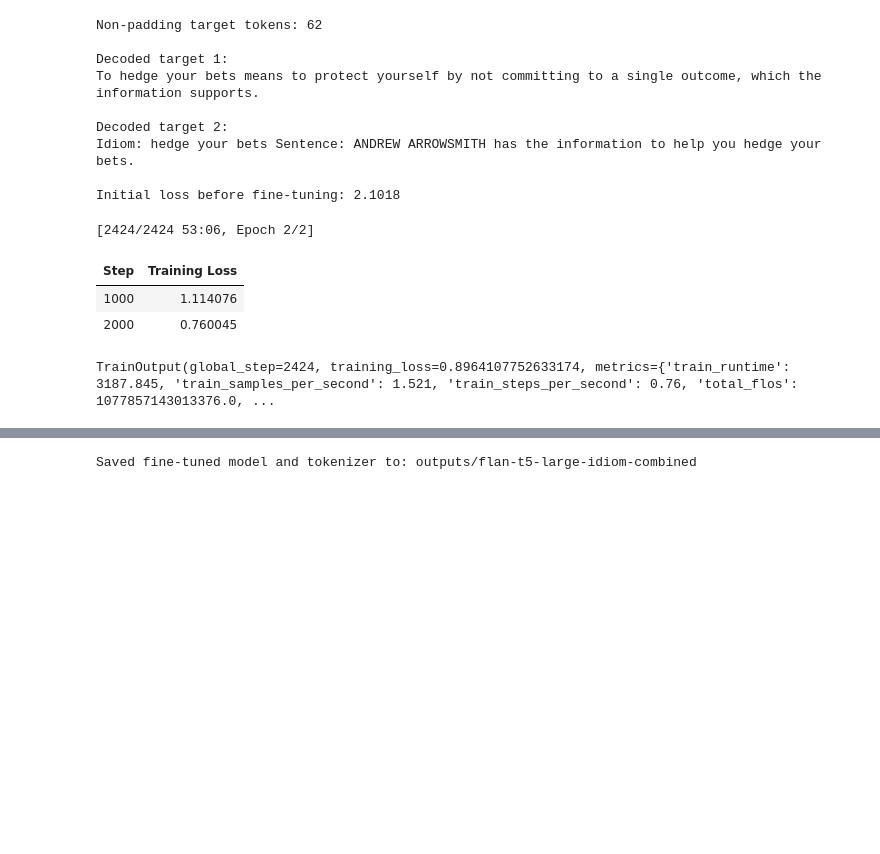
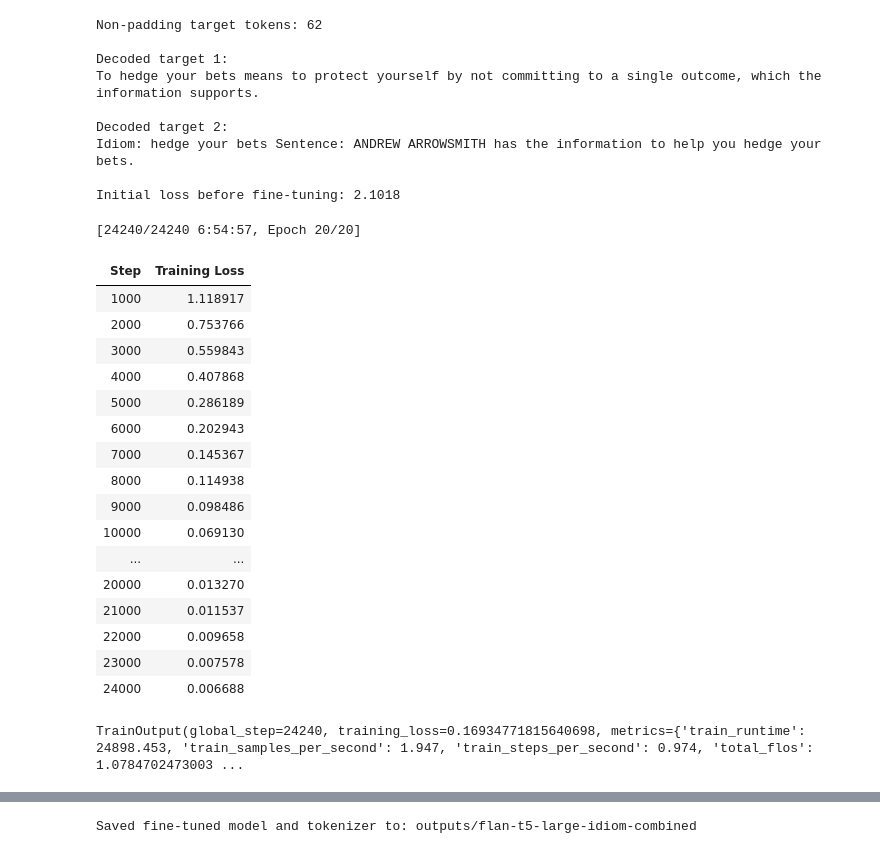
Before and after one commit to marcus-l-ai/idioms_nlp_proj, a Jupyter notebook: flan_t5_large_model.ipynb, the cells around one changed output, grey strips where cells are left out. Cells and saved outputs as stored; diff of their text form; code cells hidden in the pictures; blank space fills up the shorter version.

Commit message:
Additional Training/Tests
Trained model for 20 epochs, created new file that will be used to test the post trained model

```diff
--- a/flan_t5_large_model.ipynb
+++ b/flan_t5_large_model.ipynb
@@ -28,7 +28,7 @@ OUTPUT_DIR = "outputs/flan-t5-large-idiom-combined"
 SEED = 42
 MAX_INPUT_LENGTH = 256
 MAX_TARGET_LENGTH = 128
-TRAIN_EPOCHS = 2
+TRAIN_EPOCHS = 20
 LEARNING_RATE = 1e-4
 BATCH_SIZE = 2
 
@@ -326,33 +326,47 @@ Initial loss before fine-tuning: 2.1018
 # %%
 # fine-tuning
 training_args = Seq2SeqTrainingArguments(
-    output_dir=OUTPUT_DIR,
+    # output_dir=OUTPUT_DIR,
     learning_rate=LEARNING_RATE,
     per_device_train_batch_size=BATCH_SIZE,
     num_train_epochs=TRAIN_EPOCHS,
     weight_decay=0.0,
     logging_steps=1000,
     save_strategy="no",
     report_to="none",
     # Keep fp16 off for this tiny demo. In this environment it caused 0.0 loss and nan gradients.
     fp16=False,
 )
 
 trainer = Seq2SeqTrainer(
     model=model,
     args=training_args,
     train_dataset=tokenized_train,
     data_collator=data_collator,
     processing_class=tokenizer,
 )
 
 trainer.train()
 # %% [output]
-[2424/2424 53:06, Epoch 2/2]
+[24240/24240 6:54:57, Epoch 20/20]
 | Step | Training Loss |
-| 1000 | 1.114076 |
-| 2000 | 0.760045 |
+| 1000 | 1.118917 |
+| 2000 | 0.753766 |
+| 3000 | 0.559843 |
+| 4000 | 0.407868 |
+| 5000 | 0.286189 |
+| 6000 | 0.202943 |
+| 7000 | 0.145367 |
+| 8000 | 0.114938 |
+| 9000 | 0.098486 |
+| 10000 | 0.069130 |
+| ... | ... |
+| 20000 | 0.013270 |
+| 21000 | 0.011537 |
+| 22000 | 0.009658 |
+| 23000 | 0.007578 |
+| 24000 | 0.006688 |
-TrainOutput(global_step=2424, training_loss=0.8964107752633174, metrics={'train_runtime': 3187.845, 'train_samples_per_second': 1.521, 'train_steps_per_second': 0.76, 'total_flos': 1077857143013376.0, ...
+TrainOutput(global_step=24240, training_loss=0.16934771815640698, metrics={'train_runtime': 24898.453, 'train_samples_per_second': 1.947, 'train_steps_per_second': 0.974, 'total_flos': 1.0784702473003 ...
 # %%
 # sample interpretation examples after fine-tuning
 sample_examples("After fine-tuning: interpretation", preview_interpretation_examples)
```
Also changed, not shown: parts of 6 cells of this notebook, 2 other files.
